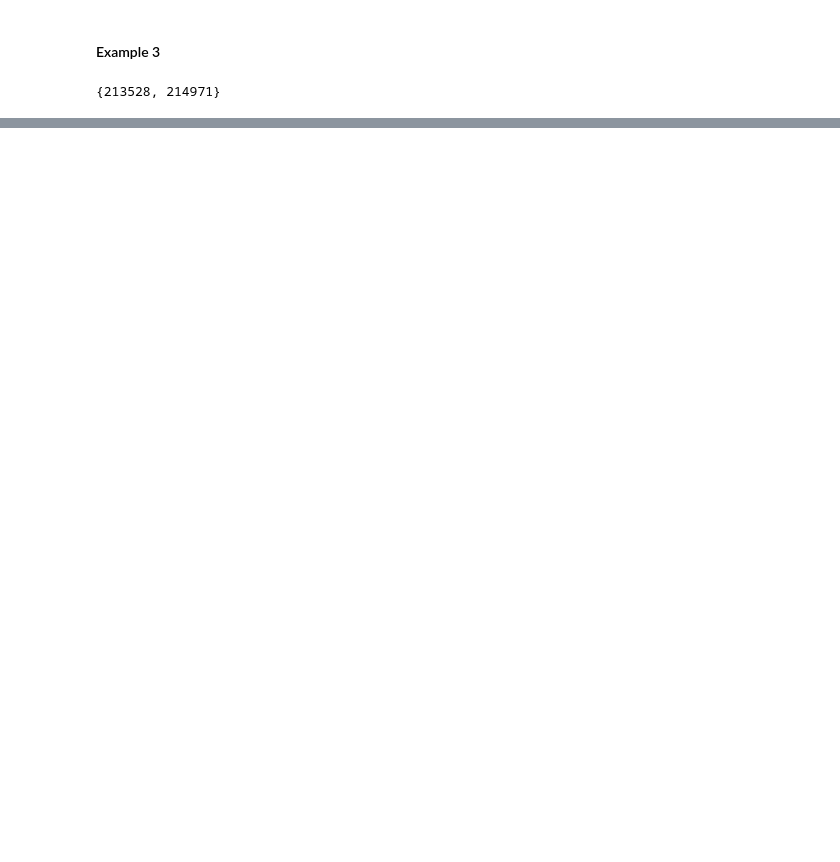
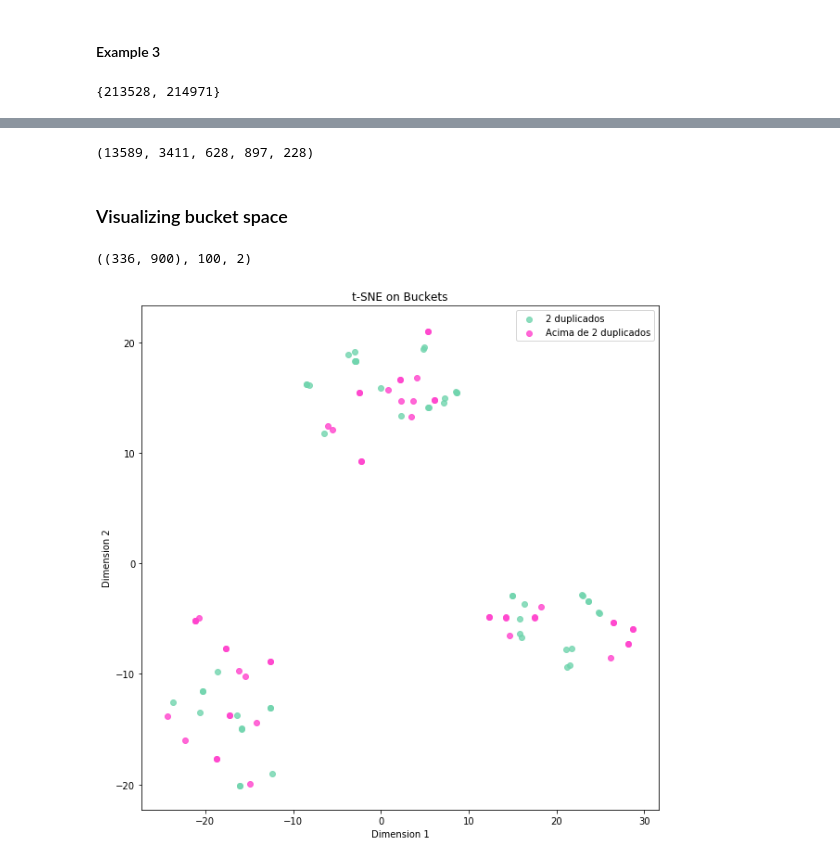
Before and after one commit to thiagomarquesrocha/siameseQAT, a Jupyter notebook: buckets_analysis.ipynb, the cells around one changed output, grey strips where cells are left out. Cells and saved outputs as stored; diff of their text form; code cells hidden in the pictures; blank space fills up the shorter version.

```diff
--- a/buckets_analysis.ipynb
+++ b/buckets_analysis.ipynb
@@ -121,0 +211,45 @@ df[df['bug_id'].isin([214971, 288347, 213528])]
+# %%
+from sklearn.manifold import TSNE
+import random
+
+def plot_2d(test_labels, tsne_features, categories):
+    colors = [(random.uniform(0, 1), random.uniform(0, 1), random.uniform(0, 1)) for i in enumerate(test_labels)]
+    plt.figure(figsize=(10, 10))
+
+    for c_color, c_label in zip(colors, categories):
+        plt.scatter(tsne_features[np.where(test_labels == c_label), 0],
+                    tsne_features[np.where(test_labels == c_label), 1],
+                    marker='o',
+                    color=c_color,
+                    linewidth='1',
+                    alpha=0.8,
+                    label=c_label)
+    plt.xlabel('Dimension 1')
+    plt.ylabel('Dimension 2')
+    plt.title('t-SNE on Buckets')
+    plt.legend(loc='best')
+    #plt.savefig('clothes-dist.png')
+    plt.show(block=False)
+
+def create_features(x_test_features):
+    tsne_obj = TSNE(n_components=2,
+                            init='pca',
+                            random_state=101,
+                            method='barnes_hut',
+                            n_iter=500,
+                            verbose=0)
+    tsne_features = tsne_obj.fit_transform(x_test_features)
+    return tsne_features
+# %%
+model = experiment.get_model_vectorizer(path=SAVE_PATH_FEATURE.replace('@number_of_epochs@', '100'))
+# %%
+buckets_2_dups = [bucket for bucket in retrieval.buckets if len(retrieval.buckets[bucket]) == 2]
+buckets_biggest_2_dups = [bucket for bucket in retrieval.buckets if len(retrieval.buckets[bucket]) > 2]
+buckets_3_dups = [bucket for bucket in retrieval.buckets if len(retrieval.buckets[bucket]) == 3]
+buckets_5_dups = [bucket for bucket in retrieval.buckets if len(retrieval.buckets[bucket]) == 5]
+buckets_between_5_and_10_dups = [bucket for bucket in retrieval.buckets if len(retrieval.buckets[bucket]) > 5 and len(retrieval.buckets[bucket]) <= 10]
+buckets_biggest_10_dups = [bucket for bucket in retrieval.buckets if len(retrieval.buckets[bucket]) > 10]
+# %%
+len(buckets_2_dups), len(buckets_3_dups), len(buckets_5_dups), len(buckets_between_5_and_10_dups), len(buckets_biggest_10_dups)
+# %% [output]
+(13589, 3411, 628, 897, 228)
@@ -121,0 +299,12 @@ df[df['bug_id'].isin([214971, 288347, 213528])]
+# %% [markdown]
+### Visualizing bucket space
+# %%
+test_features.shape, len(categories), len(bucket_labels)
+# %% [output]
+((336, 900), 100, 2)
+# %%
+tsne_features = create_features(test_features)
+
+plot_2d(categories, tsne_features, bucket_labels)
+# %% [output]
+[figure, added]
```
Also changed, not shown: parts of 13 cells of this notebook, 19 other files.
